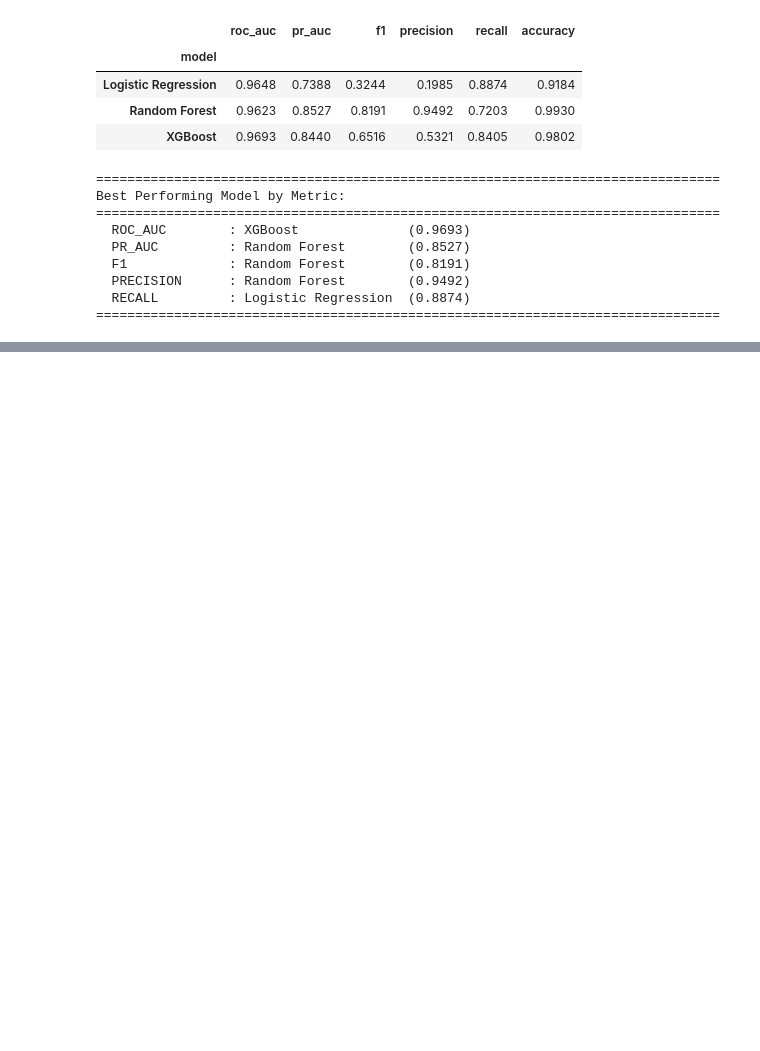
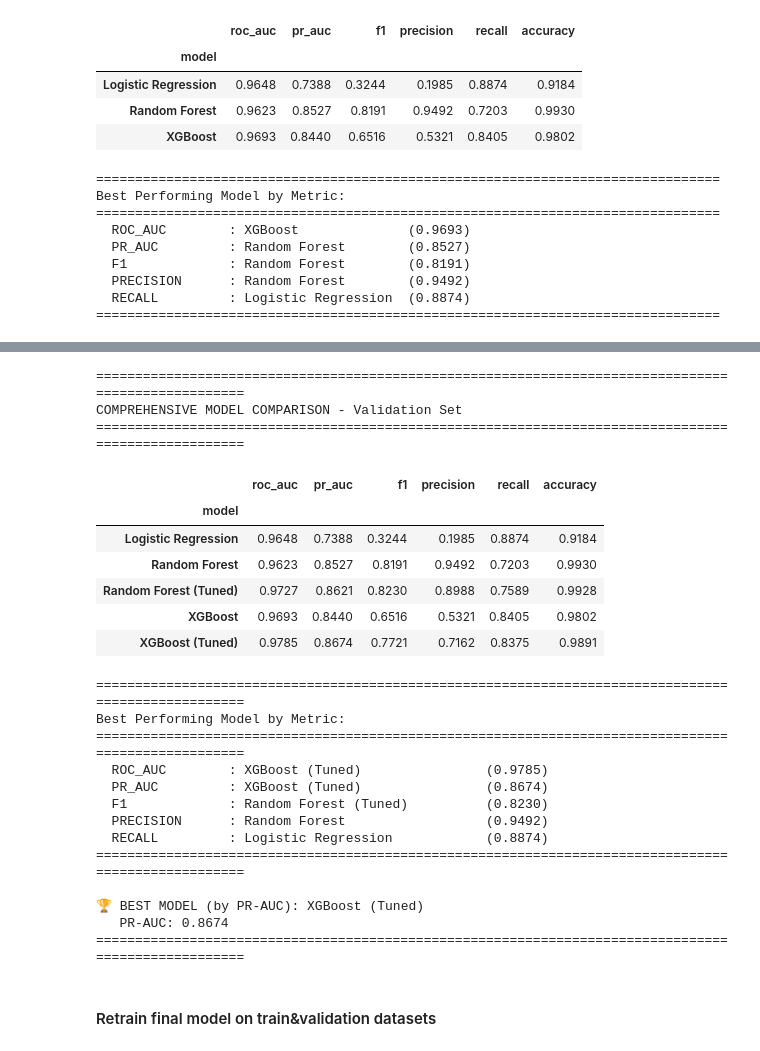
Before and after one commit to denshe/ecom-fraud-detection, a Jupyter notebook: fraud_transactions_eda_training.ipynb, the cells around one changed output, grey strips where cells are left out. Drawn from its saved outputs; the diff is of its cells as text; code cells hidden in the pictures; blank space fills up the shorter version.

```diff
--- a/fraud_transactions_eda_training.ipynb
+++ b/fraud_transactions_eda_training.ipynb
@@ -407,6 +418,9 @@ categorical_feats = ['country', 'bin_country', 'channel', 'merchant_category',
 # numeric
 numeric_feats = ['account_age_days', 'total_transactions_user', 'avg_amount_user',
                    'amount', 'shipping_distance_km']
+
+# dir for models selection playground
+model_dir = "models"
 # %%
 # convert to datetime
 df[datetime_col] = pd.to_datetime(df[datetime_col], utc=True, errors='coerce')
@@ -897,0 +1595,65 @@ plt.show()
+# %%
+all_models_comparison = pd.DataFrame([
+    logistic_metrics,
+    rf_metrics,
+    rf_tuned_metrics,
+    xgb_metrics,
+    xgb_tuned_metrics
+])
+all_models_comparison = all_models_comparison.set_index('model')
+all_models_comparison = all_models_comparison.drop(columns=['dataset'])
+
+print("\n" + "="*100)
+print("COMPREHENSIVE MODEL COMPARISON - Validation Set")
+print("="*100)
+display(all_models_comparison.style.format({
+    'roc_auc': '{:.4f}',
+    'pr_auc': '{:.4f}',
+    'f1': '{:.4f}',
+    'precision': '{:.4f}',
+    'recall': '{:.4f}',
+    'accuracy': '{:.4f}'
+}).background_gradient(cmap='RdYlGn', subset=['roc_auc', 'pr_auc', 'f1', 'precision', 'recall']))
+
+# Identify best model for each metric
+print("\n" + "="*100)
+print("Best Performing Model by Metric:")
+print("="*100)
+for metric in ['roc_auc', 'pr_auc', 'f1', 'precision', 'recall']:
+    best_model = all_models_comparison[metric].idxmax()
+    best_value = all_models_comparison[metric].max()
+    print(f"  {metric.upper():15s}: {best_model:30s} ({best_value:.4f})")
+print("="*100)
+
+# Select best overall model based on PR-AUC (our optimization metric)
+best_model_name = all_models_comparison['pr_auc'].idxmax()
+best_model_prauc = all_models_comparison['pr_auc'].max()
+print(f"\n🏆 BEST MODEL (by PR-AUC): {best_model_name}")
+print(f"   PR-AUC: {best_model_prauc:.4f}")
+print("="*100)
+# %% [output]
+====================================================================================================
+COMPREHENSIVE MODEL COMPARISON - Validation Set
+====================================================================================================
+|  | roc_auc | pr_auc | f1 | precision | recall | accuracy |
+| model |  |  |  |  |  |  |
+| Logistic Regression | 0.9648 | 0.7388 | 0.3244 | 0.1985 | 0.8874 | 0.9184 |
+| Random Forest | 0.9623 | 0.8527 | 0.8191 | 0.9492 | 0.7203 | 0.9930 |
+| Random Forest (Tuned) | 0.9727 | 0.8621 | 0.8230 | 0.8988 | 0.7589 | 0.9928 |
+| XGBoost | 0.9693 | 0.8440 | 0.6516 | 0.5321 | 0.8405 | 0.9802 |
+| XGBoost (Tuned) | 0.9785 | 0.8674 | 0.7721 | 0.7162 | 0.8375 | 0.9891 |
+====================================================================================================
+Best Performing Model by Metric:
+====================================================================================================
+  ROC_AUC        : XGBoost (Tuned)                (0.9785)
+  PR_AUC         : XGBoost (Tuned)                (0.8674)
+  F1             : Random Forest (Tuned)          (0.8230)
+  PRECISION      : Random Forest                  (0.9492)
+  RECALL         : Logistic Regression            (0.8874)
+====================================================================================================
+
+🏆 BEST MODEL (by PR-AUC): XGBoost (Tuned)
+   PR-AUC: 0.8674
+====================================================================================================
+# %% [markdown]
+#### Retrain final model on train&validation datasets
```
Also changed, not shown: parts of 19 cells of this notebook, 2 other files.
